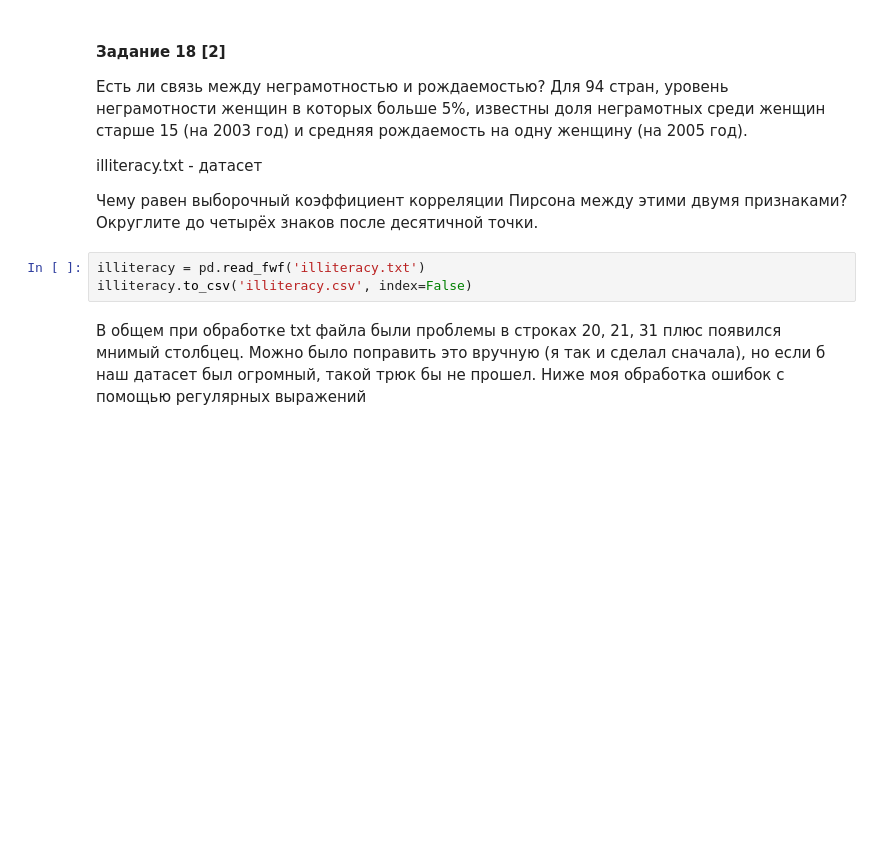
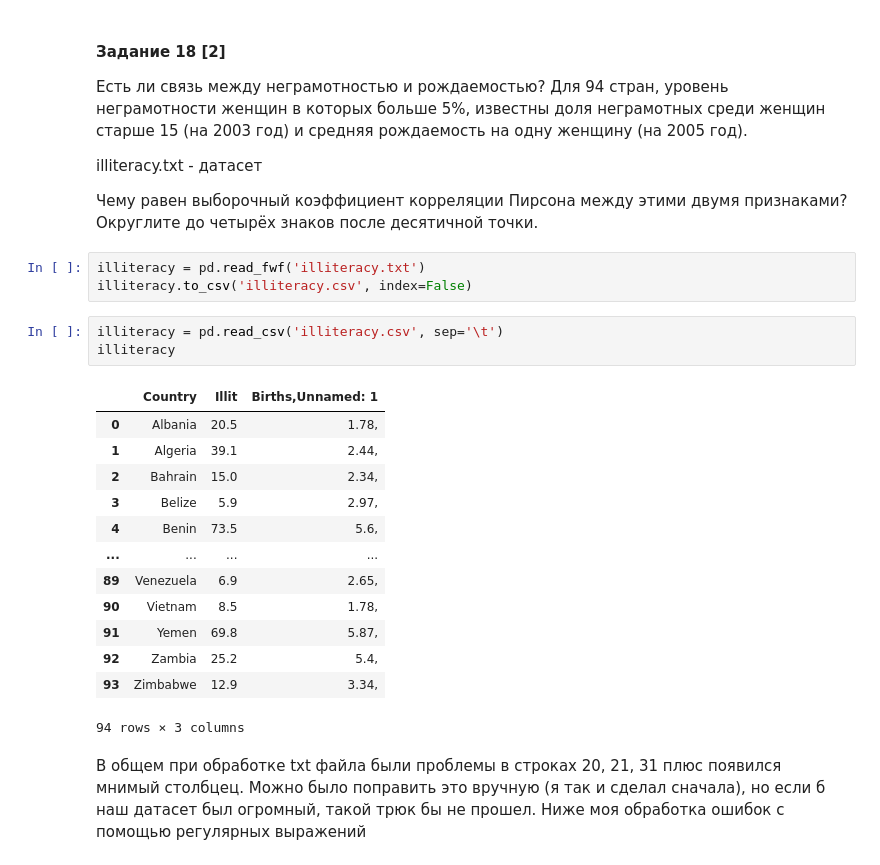
Before and after one commit to DenisKochetov/vk_hse_eda, a Jupyter notebook: hw1_3_kochetov_d_d.ipynb, the cells around one changed output. Saved outputs shown, nothing was run; the diff lists cells and outputs as text; blank space fills up the shorter version.

```diff
--- a/hw1_3_kochetov_d_d.ipynb
+++ b/hw1_3_kochetov_d_d.ipynb
@@ -845,6 +845,23 @@ illiteracy.txt - датасет
 # %%
 illiteracy = pd.read_fwf('illiteracy.txt')
 illiteracy.to_csv('illiteracy.csv', index=False)
+# %%
+illiteracy = pd.read_csv('illiteracy.csv', sep='\t')
+illiteracy
+# %% [output]
+|  | Country | Illit | Births,Unnamed: 1 |
+| 0 | Albania | 20.5 | 1.78, |
+| 1 | Algeria | 39.1 | 2.44, |
+| 2 | Bahrain | 15.0 | 2.34, |
+| 3 | Belize | 5.9 | 2.97, |
+| 4 | Benin | 73.5 | 5.6, |
+| ... | ... | ... | ... |
+| 89 | Venezuela | 6.9 | 2.65, |
+| 90 | Vietnam | 8.5 | 1.78, |
+| 91 | Yemen | 69.8 | 5.87, |
+| 92 | Zambia | 25.2 | 5.4, |
+| 93 | Zimbabwe | 12.9 | 3.34, |
+94 rows × 3 columns
 # %% [markdown]
 В общем при обработке txt файла были проблемы в строках 20, 21, 31 плюс появился мнимый столбцец.
 Можно было поправить это вручную (я так и сделал сначала), но если б наш датасет был огромный, такой трюк бы не прошел.
```
Also changed, not shown: parts of 1 cell of this notebook.
